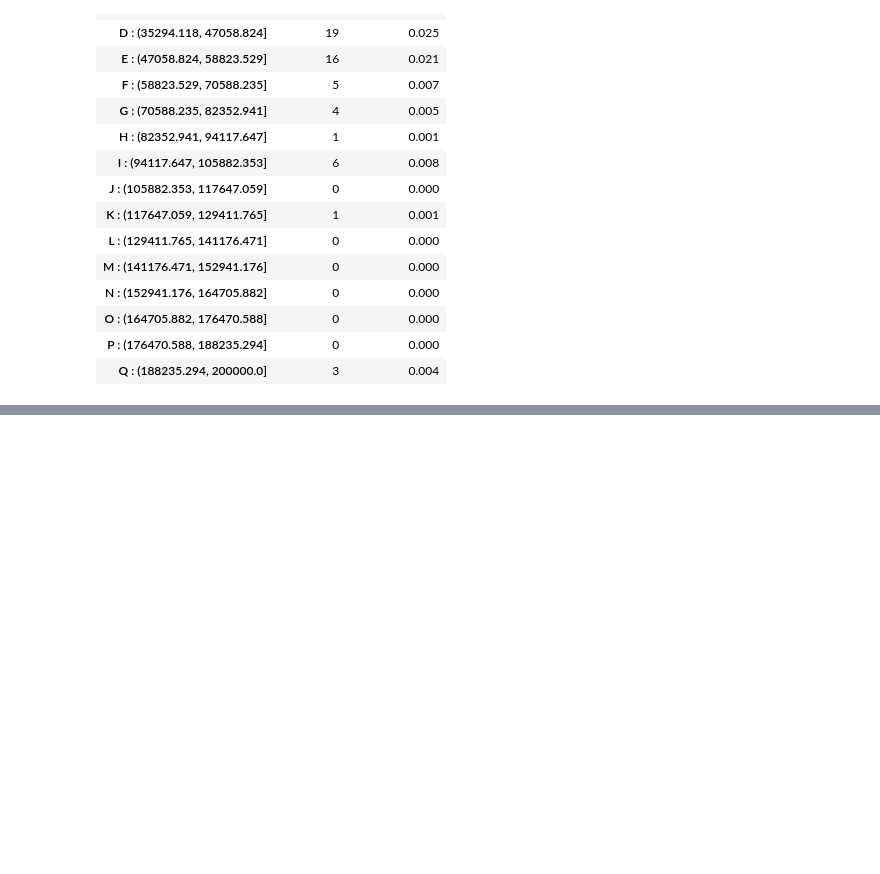
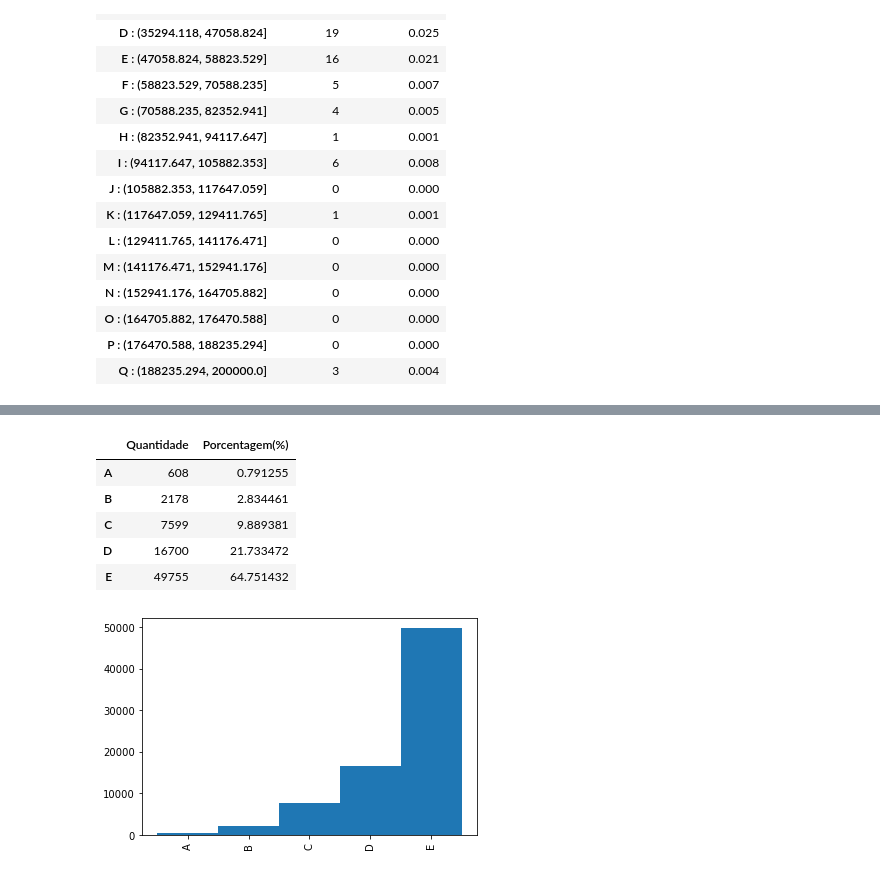
Before and after one commit to MikalROn/estatistica, a Jupyter notebook: estatistica.ipynb, the cells around one changed output, grey strips where cells are left out. Cells and saved outputs as stored; diff of their text form; code cells hidden in the pictures; blank space fills up the shorter version.

```diff
--- a/estatistica.ipynb
+++ b/estatistica.ipynb
@@ -219,0 +233,15 @@ dist_frequencia_porcentagem_amplitude_fixa
+# %%
+from ctypes.wintypes import SIZE
+from turtle import width
+
+
+dist_freq_quantitativas['Quantidade'].plot.bar(width=1)
+dist_freq_quantitativas
+# %% [output]
+|  | Quantidade | Porcentagem(%) |
+| A | 608 | 0.791255 |
+| B | 2178 | 2.834461 |
+| C | 7599 | 9.889381 |
+| D | 16700 | 21.733472 |
+| E | 49755 | 64.751432 |
+[figure, added]
```
Also changed, not shown: parts of 4 cells of this notebook.
